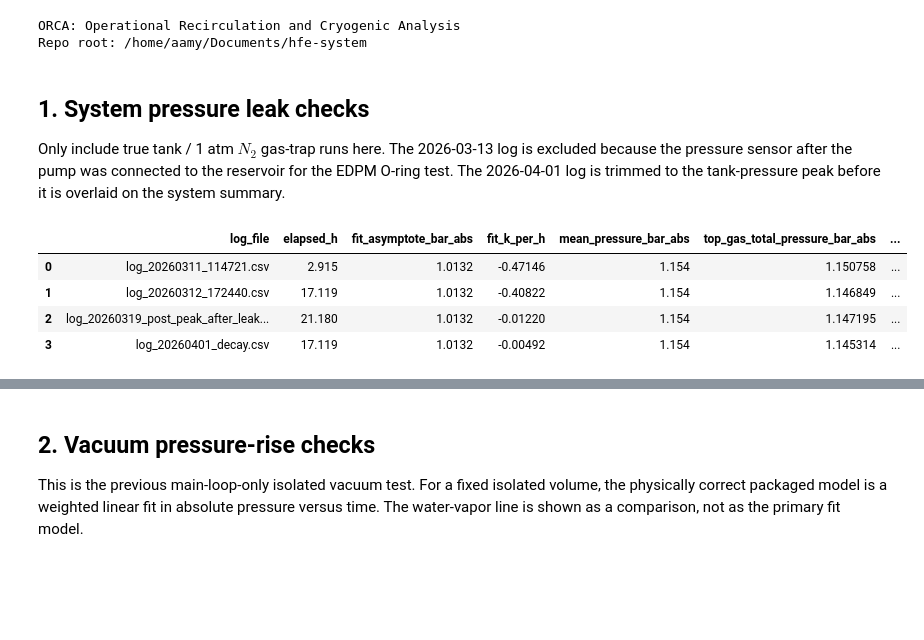
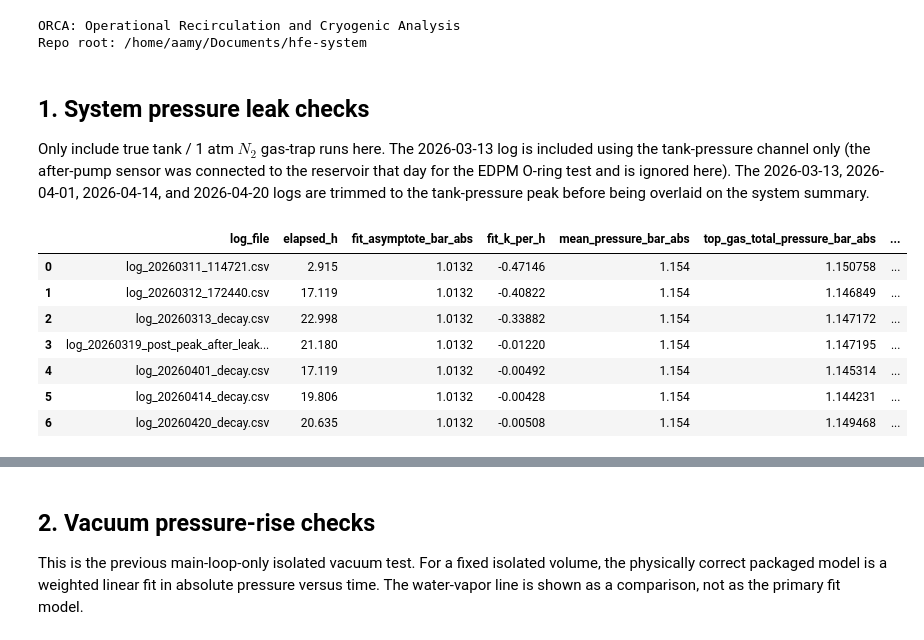
Before and after one commit to Pocar-Lab/hfe-system, a Jupyter notebook: analysis/notebooks/leak_checks.ipynb, the cells around one changed output, grey strips where cells are left out. Saved outputs shown, nothing was run; the diff lists cells and outputs as text; code cells hidden in the pictures; blank space fills up the shorter version.

```diff
--- a/analysis/notebooks/leak_checks.ipynb
+++ b/analysis/notebooks/leak_checks.ipynb
@@ -44,12 +44,18 @@ Repo root: /home/aamy/Documents/hfe-system
 # %% [markdown]
 ## 1. System pressure leak checks
 
-Only include true tank / 1 atm $N_2$ gas-trap runs here. The 2026-03-13 log is excluded because the pressure sensor after the pump was connected to the reservoir for the EDPM O-ring test. The 2026-04-01 log is trimmed to the tank-pressure peak before it is overlaid on the system summary.
+Only include true tank / 1 atm $N_2$ gas-trap runs here. The 2026-03-13 log is included using the tank-pressure channel only (the after-pump sensor was connected to the reservoir that day for the EDPM O-ring test and is ignored here). The 2026-03-13, 2026-04-01, 2026-04-14, and 2026-04-20 logs are trimmed to the tank-pressure peak before being overlaid on the system summary.
 # %%
-SYSTEM_POST_FIX_SOURCE_LOG = RAW_DIR / 'tc_log_20260319_115916.csv'
-SYSTEM_POST_FIX_LOG = REPO_ROOT / 'data' / 'processed' / 'leaks' / 'log_20260319_post_peak_after_leak_fixes.csv'
-APRIL_01_SOURCE_LOG = RAW_DIR / 'log_20260401_105911.csv'
-APRIL_01_POST_PEAK_LOG = REPO_ROOT / 'data' / 'processed' / 'leaks' / 'log_20260401_decay.csv'
+SYSTEM_POST_FIX_SOURCE_LOG = RAW_DIR / 'leak_test' / 'tc_log_20260319_115916.csv'
+SYSTEM_POST_FIX_LOG = REPO_ROOT / 'data' / 'processed' / 'leak_test' / 'log_20260319_post_peak_after_leak_fixes.csv'
+APRIL_01_SOURCE_LOG = RAW_DIR / 'leak_test' / 'log_20260401_105911.csv'
+APRIL_01_POST_PEAK_LOG = REPO_ROOT / 'data' / 'processed' / 'leak_test' / 'log_20260401_decay.csv'
+APRIL_14_SOURCE_LOG = RAW_DIR / 'leak_test' / 'log_20260414_173423.csv'
+APRIL_14_POST_PEAK_LOG = REPO_ROOT / 'data' / 'processed' / 'leak_test' / 'log_20260414_decay.csv'
+APRIL_20_SOURCE_LOG = RAW_DIR / 'log_20260420_125040.csv'
+APRIL_20_POST_PEAK_LOG = REPO_ROOT / 'data' / 'processed' / 'leak_test' / 'log_20260420_decay.csv'
+MARCH_13_SOURCE_LOG = RAW_DIR / 'leak_test' / 'log_20260313_145244.csv'
+MARCH_13_POST_PEAK_LOG = REPO_ROOT / 'data' / 'processed' / 'leak_test' / 'log_20260313_decay.csv'
 
 
 def backfill_pressure_gauge_columns(frame):
@@ -85,37 +91,46 @@ def build_post_peak_system_log(source_path, output_path, *, pressure_column=leak
 
 
 build_post_peak_system_log(SYSTEM_POST_FIX_SOURCE_LOG, SYSTEM_POST_FIX_LOG)
+build_post_peak_system_log(MARCH_13_SOURCE_LOG, MARCH_13_POST_PEAK_LOG)
 build_post_peak_system_log(APRIL_01_SOURCE_LOG, APRIL_01_POST_PEAK_LOG)
+build_post_peak_system_log(APRIL_14_SOURCE_LOG, APRIL_14_POST_PEAK_LOG)
+build_post_peak_system_log(APRIL_20_SOURCE_LOG, APRIL_20_POST_PEAK_LOG)
 
 SYSTEM_PRESSURE_LOGS = [
-    RAW_DIR / 'log_20260311_114721.csv',
-    RAW_DIR / 'log_20260312_172440.csv',
+    RAW_DIR / 'leak_test' / 'log_20260311_114721.csv',
+    RAW_DIR / 'leak_test' / 'log_20260312_172440.csv',
+    MARCH_13_POST_PEAK_LOG,
     SYSTEM_POST_FIX_LOG,
     APRIL_01_POST_PEAK_LOG,
+    APRIL_14_POST_PEAK_LOG,
+    APRIL_20_POST_PEAK_LOG,
 ]
 
 system_results = [leak_tools.analyze_system_pressure_log(path) for path in SYSTEM_PRESSURE_LOGS]
 system_result_by_log_file = {result.series.csv_path.name: result for result in system_results}
 system_summary = leak_tools.system_pressure_summary_table(system_results)
 display(
     system_summary.round(
         {
             'elapsed_h': 3,
             'fit_asymptote_bar_abs': 4,
             'fit_k_per_h': 5,
             'mean_pressure_bar_abs': 3,
             'leak_mbar_l_s': 4,
             'hfe_loss_l_year': 2,
             'rmse_mbar': 1,
         }
     )
 )
 # %% [output]
 |  | log_file | elapsed_h | fit_asymptote_bar_abs | fit_k_per_h | mean_pressure_bar_abs | top_gas_total_pressure_bar_abs | ... |
 | 0 | log_20260311_114721.csv | 2.915 | 1.0132 | -0.47146 | 1.154 | 1.150758 | ... |
 | 1 | log_20260312_172440.csv | 17.119 | 1.0132 | -0.40822 | 1.154 | 1.146849 | ... |
-| 2 | log_20260319_post_peak_after_leak... | 21.180 | 1.0132 | -0.01220 | 1.154 | 1.147195 | ... |
-| 3 | log_20260401_decay.csv | 17.119 | 1.0132 | -0.00492 | 1.154 | 1.145314 | ... |
+| 2 | log_20260313_decay.csv | 22.998 | 1.0132 | -0.33882 | 1.154 | 1.147172 | ... |
+| 3 | log_20260319_post_peak_after_leak... | 21.180 | 1.0132 | -0.01220 | 1.154 | 1.147195 | ... |
+| 4 | log_20260401_decay.csv | 17.119 | 1.0132 | -0.00492 | 1.154 | 1.145314 | ... |
+| 5 | log_20260414_decay.csv | 19.806 | 1.0132 | -0.00428 | 1.154 | 1.144231 | ... |
+| 6 | log_20260420_decay.csv | 20.635 | 1.0132 | -0.00508 | 1.154 | 1.149468 | ... |
 # %%
 for result in system_results:
     fig, _ = leak_tools.plot_system_pressure_result(result)
```
Also changed, not shown: parts of 5 cells of this notebook, 35 other files.
